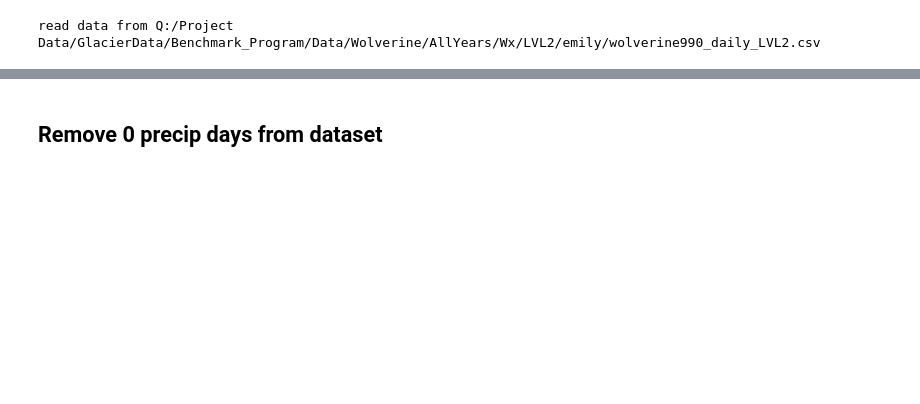
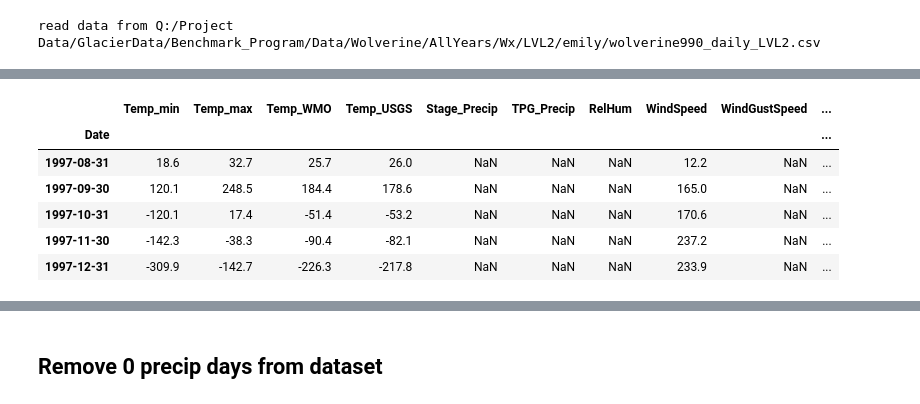
Before and after one commit to ehbaker/WXmunge, a Jupyter notebook: Match Stage and TPG Records.ipynb, the cells around one changed output, grey strips where cells are left out. Cells and saved outputs as stored; diff of their text form; code cells hidden in the pictures; blank space fills up the shorter version.

```diff
--- a/Match Stage and TPG Records.ipynb
+++ b/Match Stage and TPG Records.ipynb
@@ -50,0 +103,4 @@ precip_dat=precip_dat[start_good_overlap_precip_date:last_stage_date] #day after
+# %%
+daily_dat['TPG_Precipitation']=daily_dat.TPG_Precip #create copy just to plot overlap
+daily_dat.loc[dat.index<pd.to_datetime(start_good_overlap_precip_date), 'TPG_Precipitation']=pd.np.nan #set to NAN before overlap starts
+daily_dat.loc[daily_dat.TPG_Precip.first_valid_index(), 'TPG_Precipitation']=add_to_TPG
@@ -50,0 +114,18 @@ precip_dat=precip_dat[start_good_overlap_precip_date:last_stage_date] #day after
+# %%
+daily_dat['year']=daily_dat.index.year
+daily_dat['month']=daily_dat.index.month
+# %%
+monthly_dat=daily_dat.resample('M').sum()
+# %%
+monthly_dat['year']=monthly_dat.index.year
+monthly_dat['month']=monthly_dat.index.month
+# %%
+monthly_dat.head()
+# %% [output]
+|  | Temp_min | Temp_max | Temp_WMO | Temp_USGS | Stage_Precip | TPG_Precip | RelHum | WindSpeed | WindGustSpeed | ... |
+| Date |  |  |  |  |  |  |  |  |  | ... |
+| 1997-08-31 | 18.6 | 32.7 | 25.7 | 26.0 | NaN | NaN | NaN | 12.2 | NaN | ... |
+| 1997-09-30 | 120.1 | 248.5 | 184.4 | 178.6 | NaN | NaN | NaN | 165.0 | NaN | ... |
+| 1997-10-31 | -120.1 | 17.4 | -51.4 | -53.2 | NaN | NaN | NaN | 170.6 | NaN | ... |
+| 1997-11-30 | -142.3 | -38.3 | -90.4 | -82.1 | NaN | NaN | NaN | 237.2 | NaN | ... |
+| 1997-12-31 | -309.9 | -142.7 | -226.3 | -217.8 | NaN | NaN | NaN | 233.9 | NaN | ... |
```
Also changed, not shown: parts of 76 cells of this notebook, 9 other files.
